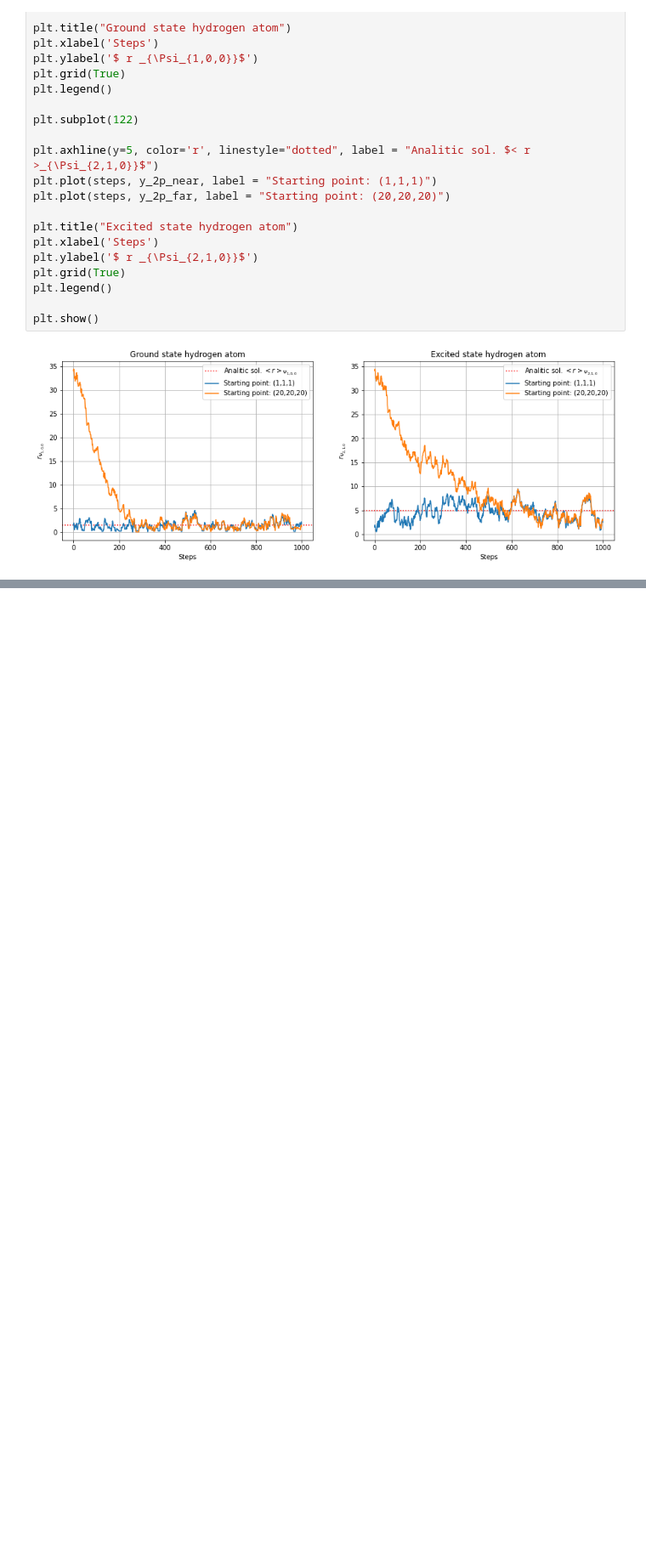
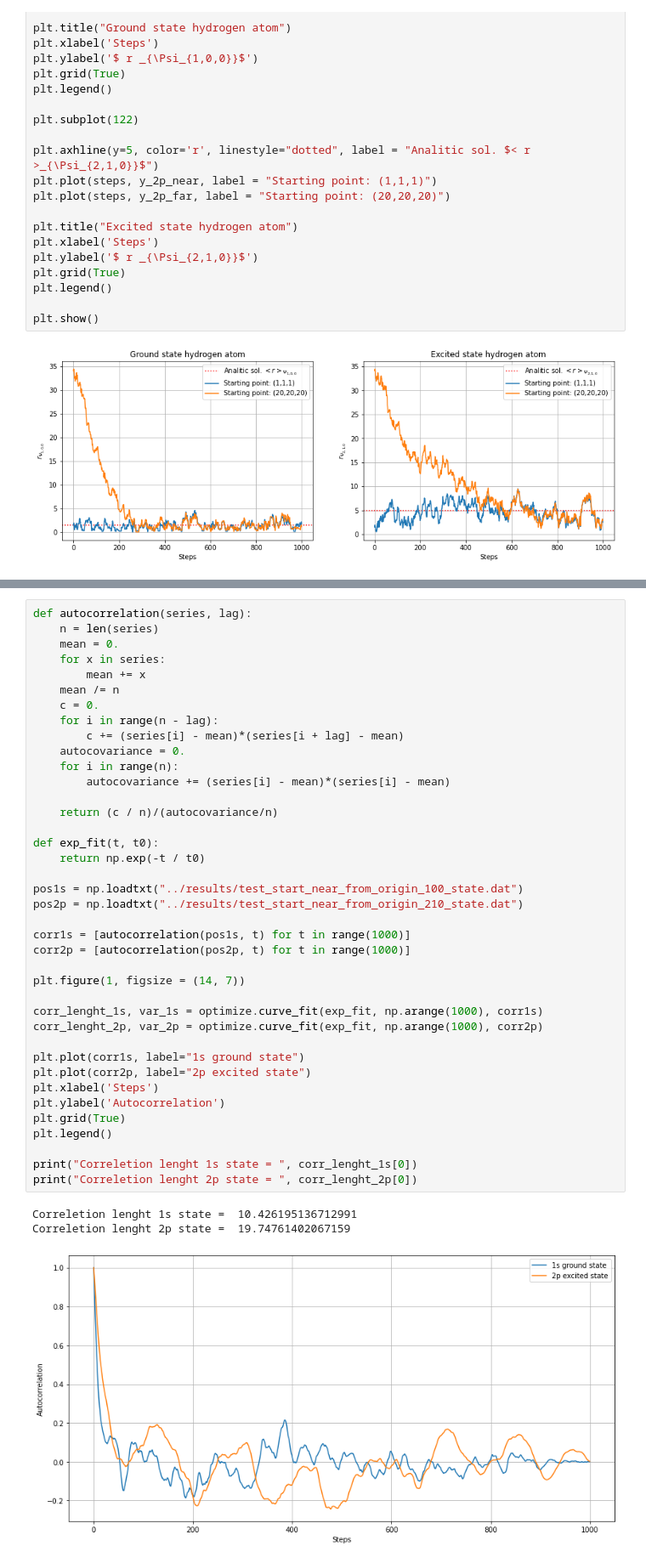
Before and after one commit to mattbona/numerical-simulation-laboratory, a Jupyter notebook: NSL-05/notebook/LSN_Exercises_05.ipynb, the cells around one changed output, grey strips where cells are left out. Shown at 85% size. Cells and saved outputs as stored; diff of their text form; blank space fills up the shorter version.

```diff
--- a/NSL-05/notebook/LSN_Exercises_05.ipynb
+++ b/NSL-05/notebook/LSN_Exercises_05.ipynb
@@ -90,2 +120,45 @@ In the case of starting point $(20,20,20)$ we need at least $300$ equilibration
 
 #### How large should be the number of Monte Carlo Metropolis steps in each block?
+# %%
+def autocorrelation(series, lag):
+    n = len(series)
+    mean = 0.
+    for x in series:
+        mean += x
+    mean /= n
+    c = 0.
+    for i in range(n - lag):
+        c += (series[i] - mean)*(series[i + lag] - mean)
+    autocovariance = 0.
+    for i in range(n):
+        autocovariance += (series[i] - mean)*(series[i] - mean)
+
+    return (c / n)/(autocovariance/n)
+
+def exp_fit(t, t0):
+    return np.exp(-t / t0)
+
+pos1s = np.loadtxt("../results/test_start_near_from_origin_100_state.dat")
+pos2p = np.loadtxt("../results/test_start_near_from_origin_210_state.dat")
+
+corr1s = [autocorrelation(pos1s, t) for t in range(1000)]
+corr2p = [autocorrelation(pos2p, t) for t in range(1000)]
+
+plt.figure(1, figsize = (14, 7))
+
+corr_lenght_1s, var_1s = optimize.curve_fit(exp_fit, np.arange(1000), corr1s)
+corr_lenght_2p, var_2p = optimize.curve_fit(exp_fit, np.arange(1000), corr2p)
+
+plt.plot(corr1s, label="1s ground state")
+plt.plot(corr2p, label="2p excited state")
+plt.xlabel('Steps')
+plt.ylabel('Autocorrelation')
+plt.grid(True)
+plt.legend()
+
+print("Correletion lenght 1s state = ", corr_lenght_1s[0])
+print("Correletion lenght 2p state = ", corr_lenght_2p[0])
+# %% [output]
+Correletion lenght 1s state =  10.426195136712991
+Correletion lenght 2p state =  19.74761402067159
+[figure, added]
```
Also changed, not shown: parts of 10 cells of this notebook, 7 other files.
